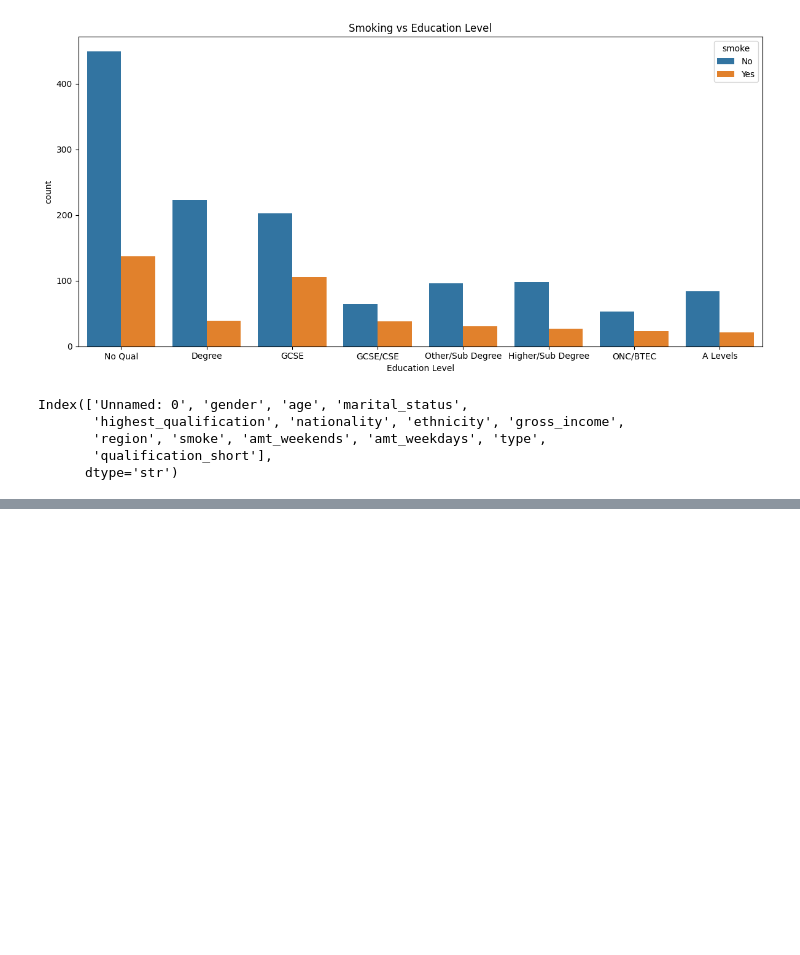
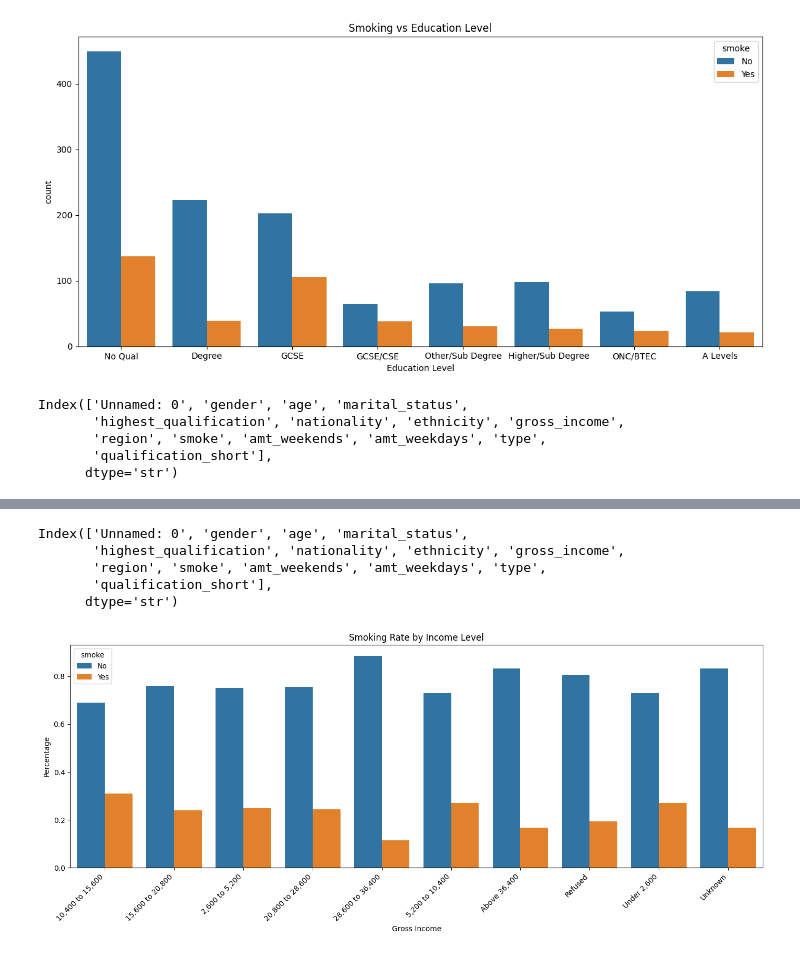
Before and after one commit to keshak-Ctrl/smoking_dataset_analysis, a Jupyter notebook: smoking_dataset_analysis.ipynb, the cells around one changed output, grey strips where cells are left out. Drawn from its saved outputs; the diff is of its cells as text; code cells hidden in the pictures; blank space fills up the shorter version.

```diff
--- a/smoking_dataset_analysis.ipynb
+++ b/smoking_dataset_analysis.ipynb
@@ -202,0 +234,39 @@ Index(['Unnamed: 0', 'gender', 'age', 'marital_status',
+# %%
+df.columns
+# %% [output]
+Index(['Unnamed: 0', 'gender', 'age', 'marital_status',
+       'highest_qualification', 'nationality', 'ethnicity', 'gross_income',
+       'region', 'smoke', 'amt_weekends', 'amt_weekdays', 'type',
+       'qualification_short'],
+      dtype='str')
+# %%
+# Normalize data (percentage of smokers per income group)
+income_smoke = (
+    df.groupby(['gross_income', 'smoke'])
+    .size()
+    .reset_index(name='count')
+)
+
+# Convert to percentage
+income_smoke['percent'] = income_smoke.groupby('gross_income')['count']\
+                                      .transform(lambda x: x / x.sum())
+
+plt.figure(figsize=(14,6))
+
+sns.barplot(
+    data=income_smoke,
+    x='gross_income',
+    y='percent',
+    hue='smoke'
+)
+
+plt.xticks(rotation=45, ha='right')
+plt.title("Smoking Rate by Income Level")
+plt.ylabel("Percentage")
+plt.xlabel("Gross Income")
+
+plt.tight_layout()
+plt.savefig("smoking_rate_by_income_level.png")
+plt.show()
+# %% [output]
+[figure, added]
```
Also changed, not shown: parts of 4 cells of this notebook, 1 other file.
